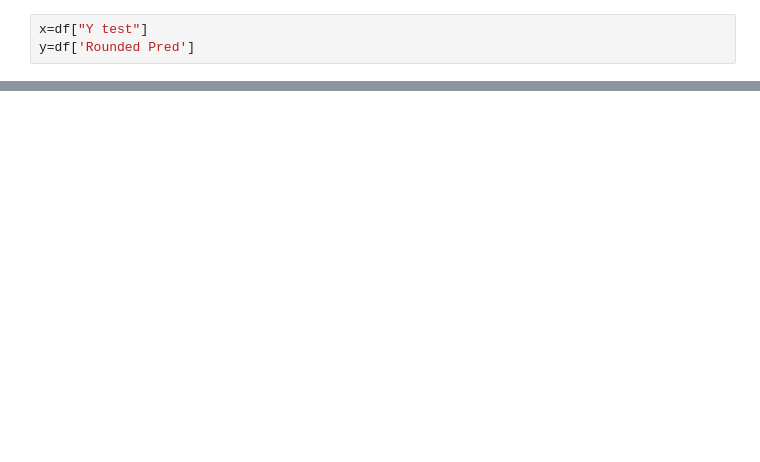
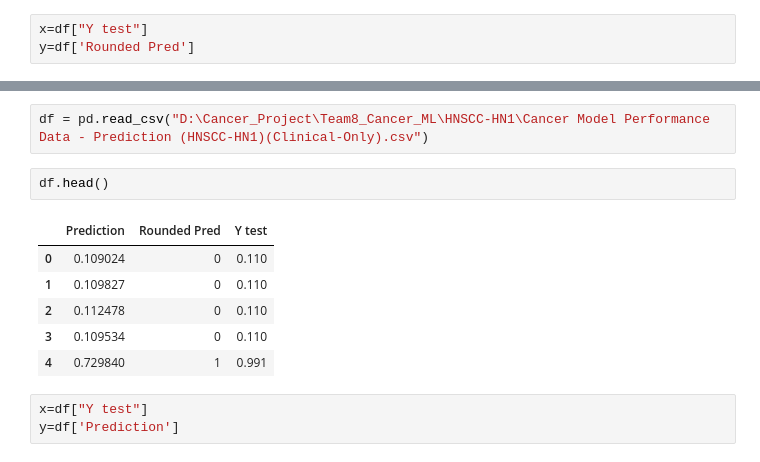
Before and after one commit to NM-Supercomputing-Challenge/Team8_Cancer_ML, a Jupyter notebook: data_vis.ipynb, the cells around one changed output, grey strips where cells are left out. Cells and saved outputs as stored; diff of their text form; blank space fills up the shorter version.

```diff
--- a/data_vis.ipynb
+++ b/data_vis.ipynb
@@ -82,0 +85,14 @@ plt.show()
+# %%
+df = pd.read_csv("D:\Cancer_Project\Team8_Cancer_ML\HNSCC-HN1\Cancer Model Performance Data - Prediction (HNSCC-HN1)(Clinical-Only).csv")
+# %%
+df.head()
+# %% [output]
+|  | Prediction | Rounded Pred | Y test |
+| 0 | 0.109024 | 0 | 0.110 |
+| 1 | 0.109827 | 0 | 0.110 |
+| 2 | 0.112478 | 0 | 0.110 |
+| 3 | 0.109534 | 0 | 0.110 |
+| 4 | 0.729840 | 1 | 0.991 |
+# %%
+x=df["Y test"]
+y=df['Prediction']
```
Also changed, not shown: parts of 7 cells of this notebook.
